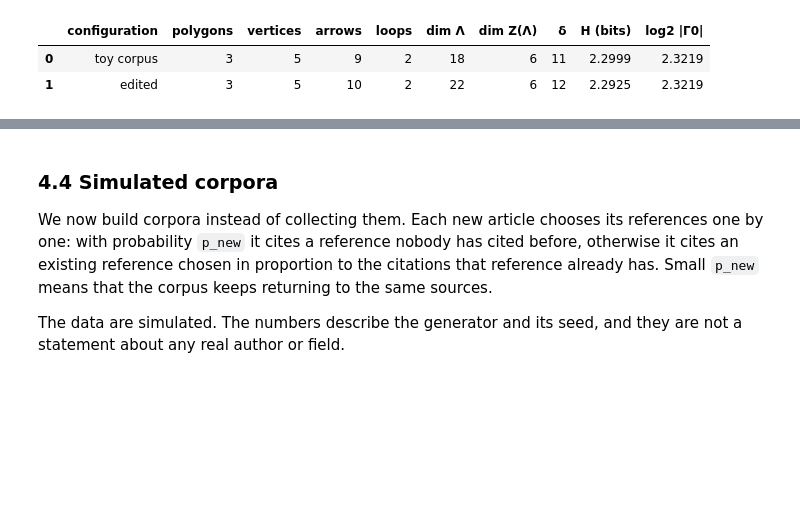
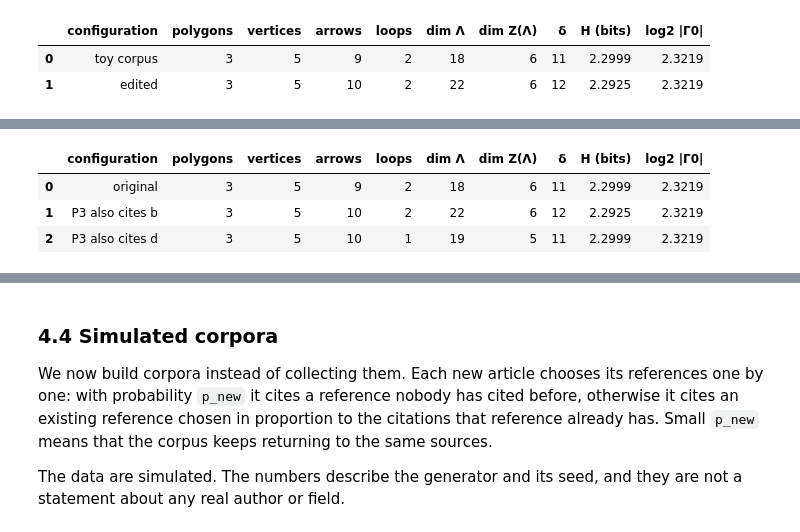
Before and after one commit to Izainea/aiq-quivers, a Jupyter notebook: workshop_ciarp2026.ipynb, the cells around one changed output, grey strips where cells are left out. Saved outputs shown, nothing was run; the diff lists cells and outputs as text; code cells hidden in the pictures; blank space fills up the shorter version.

Commit message:
Workshop notebook: arrow removal vs relations, numeric representation, exact-length support, centre, entropy limits, plain-Python check

```diff
--- a/workshop_ciarp2026.ipynb
+++ b/workshop_ciarp2026.ipynb
@@ -556,0 +692,12 @@ pd.DataFrame([report(toy, "toy corpus"), report(toy2, "edited")])
+# %%
+toy3 = BrauerConfiguration(
+    vertices=["a", "b", "c", "d", "e"],
+    polygons={"P1": ["a", "b", "c"],
+              "P2": ["b", "c", "d"],
+              "P3": ["a", "c", "d", "e"]})
+pd.DataFrame([report(toy, "original"), report(toy2, "P3 also cites b"), report(toy3, "P3 also cites d")])
+# %% [output]
+|  | configuration | polygons | vertices | arrows | loops | dim Λ | dim Z(Λ) | δ | H (bits) | log2 |Γ0| |
+| 0 | original | 3 | 5 | 9 | 2 | 18 | 6 | 11 | 2.2999 | 2.3219 |
+| 1 | P3 also cites b | 3 | 5 | 10 | 2 | 22 | 6 | 12 | 2.2925 | 2.3219 |
+| 2 | P3 also cites d | 3 | 5 | 10 | 1 | 19 | 5 | 11 | 2.2999 | 2.3219 |
```
Also changed, not shown: parts of 19 cells of this notebook.
